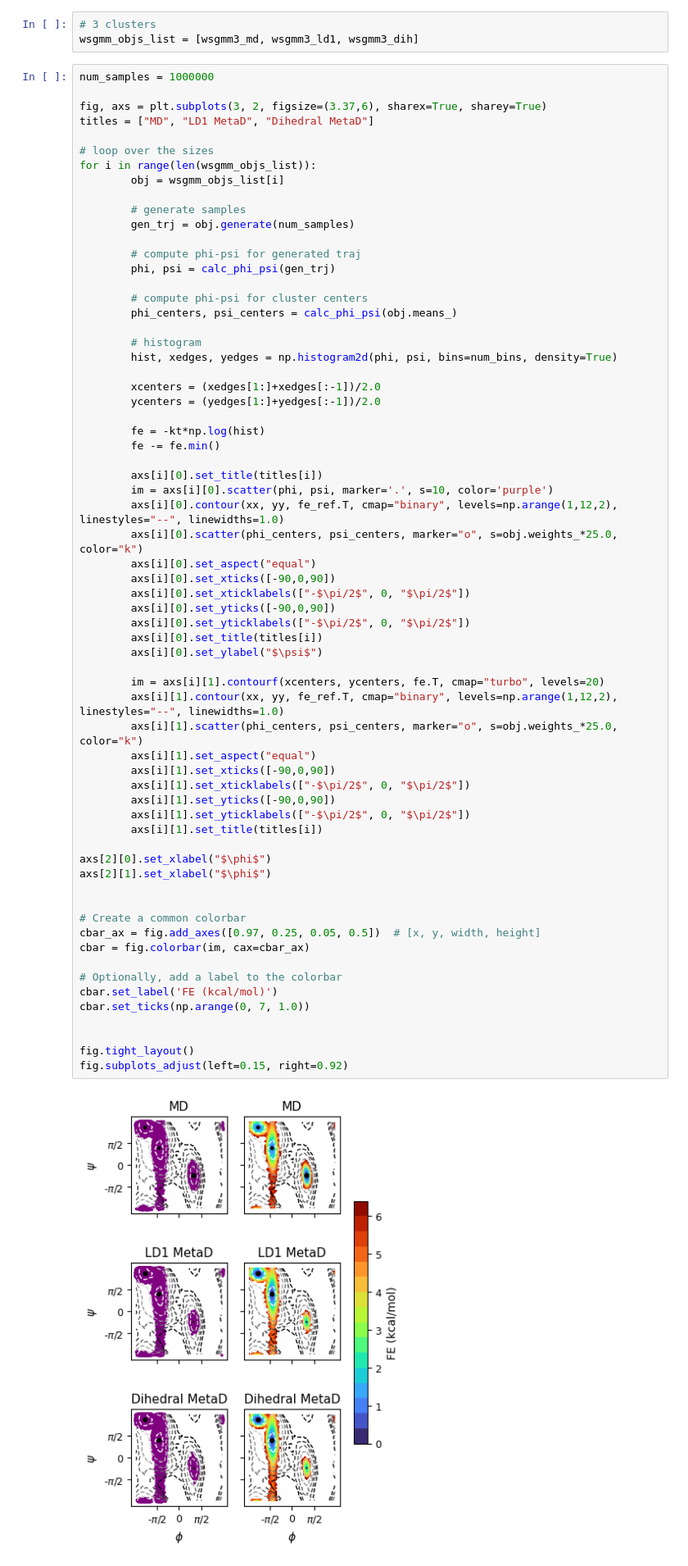
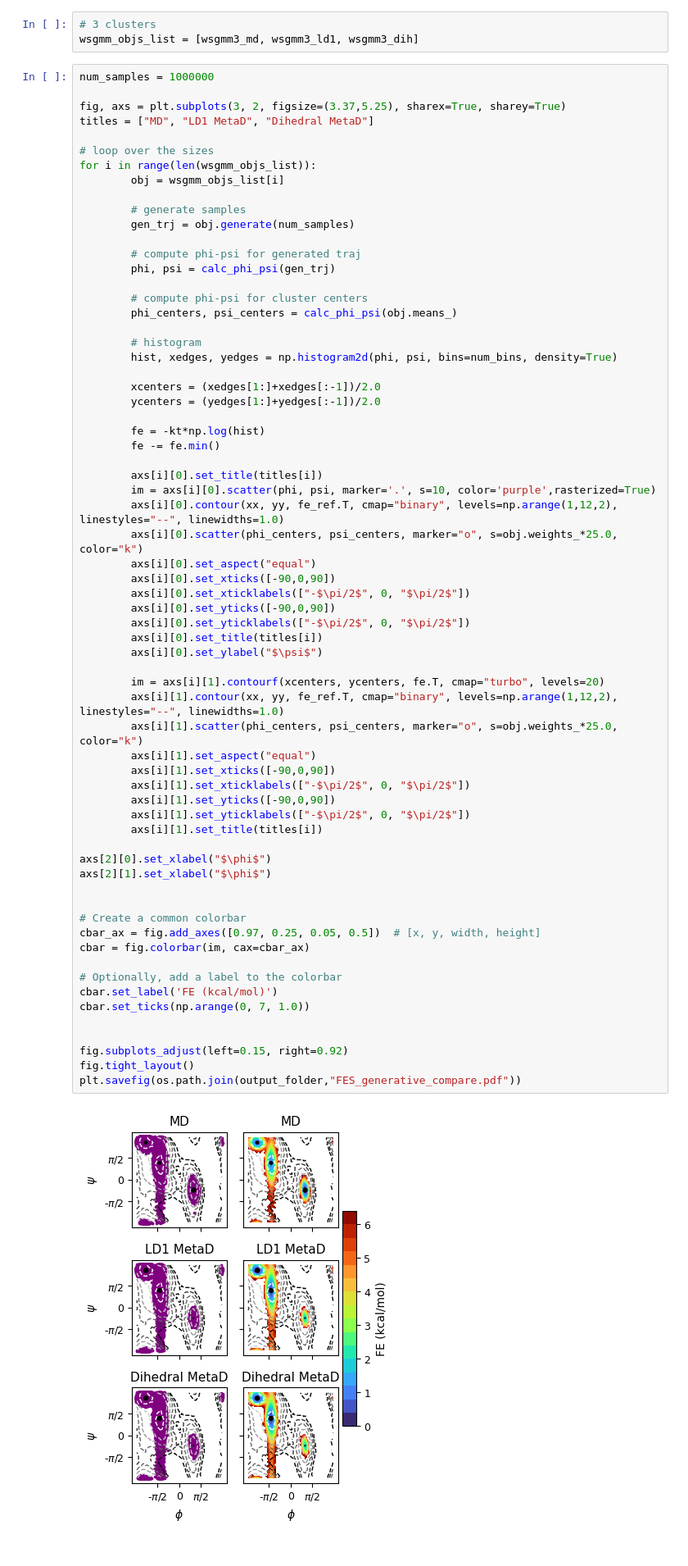
Before and after one commit to hocky-research-group/ShapeGMM_tutorial_2025, a Jupyter notebook: analyze_data/Part4_Generative.ipynb, the cells around one changed output. Shown: that part at 82% size. Saved outputs shown, nothing was run; the diff lists cells and outputs as text.

Commit message:
close to final figures

```diff
--- a/analyze_data/Part4_Generative.ipynb
+++ b/analyze_data/Part4_Generative.ipynb
@@ -100,7 +100,7 @@ wsgmm_objs_list = [wsgmm3_md, wsgmm3_ld1, wsgmm3_dih]
 # %%
 num_samples = 1000000
 
-fig, axs = plt.subplots(3, 2, figsize=(3.37,6), sharex=True, sharey=True)
+fig, axs = plt.subplots(3, 2, figsize=(3.37,5.25), sharex=True, sharey=True)
 titles = ["MD", "LD1 MetaD", "Dihedral MetaD"]
 
 # loop over the sizes
@@ -126,7 +126,7 @@ for i in range(len(wsgmm_objs_list)):
         fe -= fe.min()
 
         axs[i][0].set_title(titles[i])
-        im = axs[i][0].scatter(phi, psi, marker='.', s=10, color='purple')
+        im = axs[i][0].scatter(phi, psi, marker='.', s=10, color='purple',rasterized=True)
         axs[i][0].contour(xx, yy, fe_ref.T, cmap="binary", levels=np.arange(1,12,2), linestyles="--", linewidths=1.0)
         axs[i][0].scatter(phi_centers, psi_centers, marker="o", s=obj.weights_*25.0, color="k")
         axs[i][0].set_aspect("equal")
@@ -135,32 +135,33 @@ for i in range(len(wsgmm_objs_list)):
         axs[i][0].set_yticks([-90,0,90])
         axs[i][0].set_yticklabels(["-$\pi/2$", 0, "$\pi/2$"])
         axs[i][0].set_title(titles[i])
         axs[i][0].set_ylabel("$\psi$")
 
         im = axs[i][1].contourf(xcenters, ycenters, fe.T, cmap="turbo", levels=20)
         axs[i][1].contour(xx, yy, fe_ref.T, cmap="binary", levels=np.arange(1,12,2), linestyles="--", linewidths=1.0)
         axs[i][1].scatter(phi_centers, psi_centers, marker="o", s=obj.weights_*25.0, color="k")
         axs[i][1].set_aspect("equal")
         axs[i][1].set_xticks([-90,0,90])
         axs[i][1].set_xticklabels(["-$\pi/2$", 0, "$\pi/2$"])
         axs[i][1].set_yticks([-90,0,90])
         axs[i][1].set_yticklabels(["-$\pi/2$", 0, "$\pi/2$"])
         axs[i][1].set_title(titles[i])
 
 axs[2][0].set_xlabel("$\phi$")
 axs[2][1].set_xlabel("$\phi$")
 
 
 # Create a common colorbar
 cbar_ax = fig.add_axes([0.97, 0.25, 0.05, 0.5])  # [x, y, width, height]
 cbar = fig.colorbar(im, cax=cbar_ax)
 
 # Optionally, add a label to the colorbar
 cbar.set_label('FE (kcal/mol)')
 cbar.set_ticks(np.arange(0, 7, 1.0))
 
 
+fig.subplots_adjust(left=0.15, right=0.92)
 fig.tight_layout()
-fig.subplots_adjust(left=0.15, right=0.92)
+plt.savefig(os.path.join(output_folder,"FES_generative_compare.pdf"))
 # %% [output]
-[figure, old version]
+[figure, new version]
```
Also changed, not shown: parts of 2 cells of this notebook, 1 other file.
